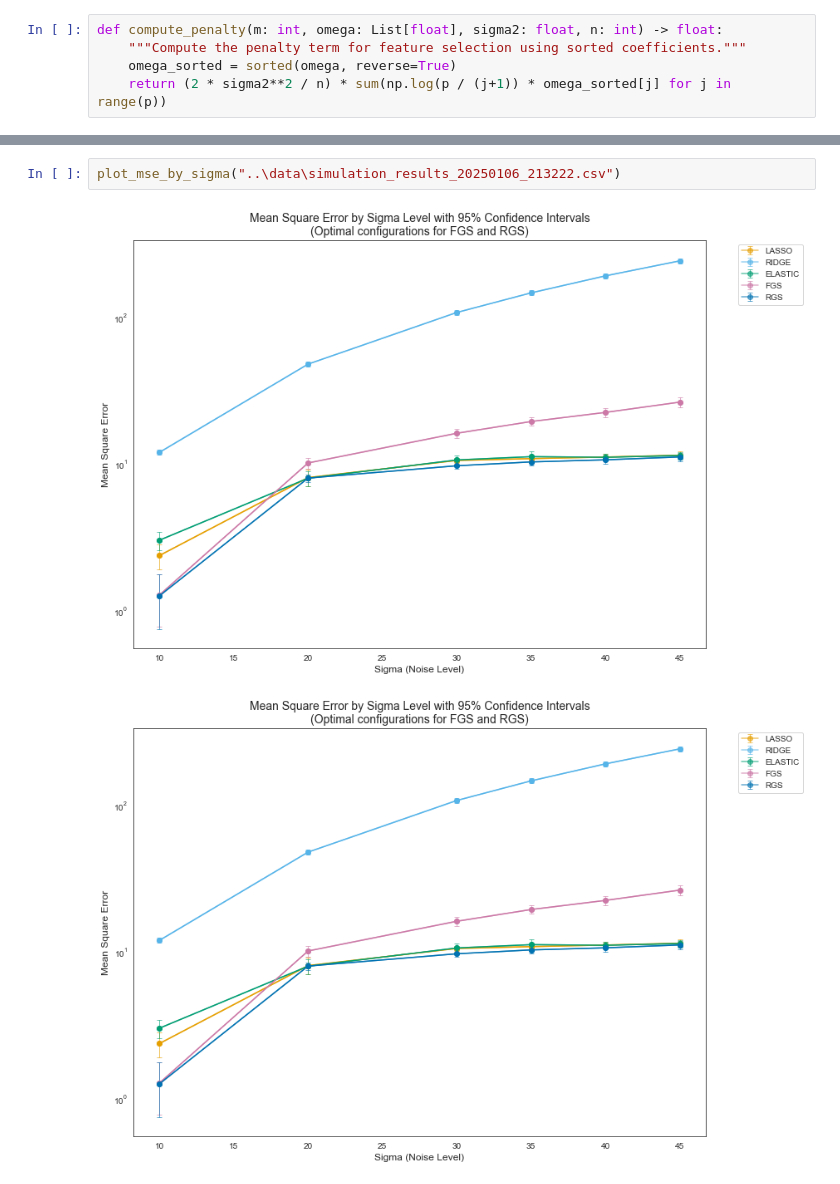
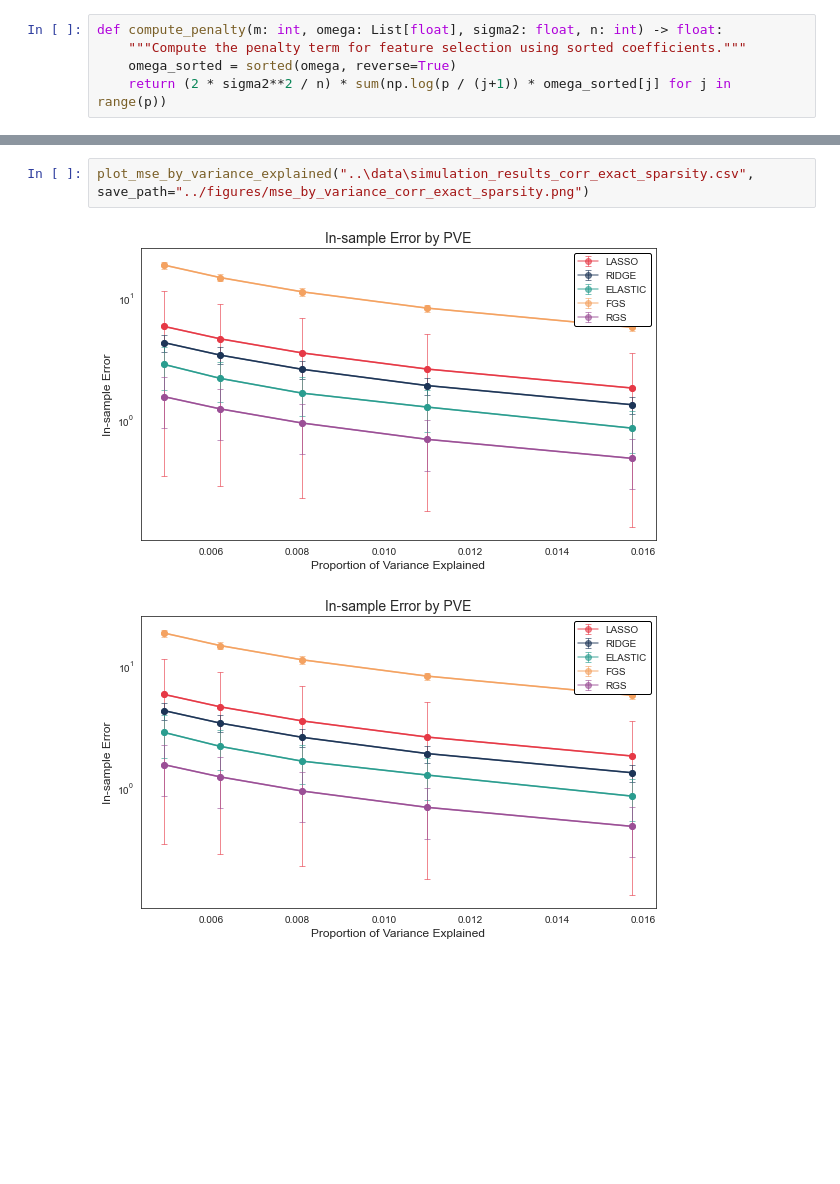
Before and after one commit to yuyumi/RGS, a Jupyter notebook: notebooks/05_RGS_simulated_data.ipynb, the cells around one changed output, grey strips where cells are left out. Saved outputs shown, nothing was run; the diff lists cells and outputs as text; blank space fills up the shorter version.

Commit message:
Update notebook and plotting

```diff
--- a/notebooks/05_RGS_simulated_data.ipynb
+++ b/notebooks/05_RGS_simulated_data.ipynb
@@ -368,5 +345,5 @@ Optimal parameters for each noise level:
-# %%
-plot_mse_by_sigma("..\data\simulation_results_20250106_213222.csv")
-# %% [output]
-[figure, removed]
-[figure, removed]
+# %%
+plot_mse_by_variance_explained("..\data\simulation_results_corr_exact_sparsity.csv", save_path="../figures/mse_by_variance_corr_exact_sparsity.png")
+# %% [output]
+[figure, added]
+[figure, added]
```
Also changed, not shown: parts of 6 cells of this notebook, 3 other files.
